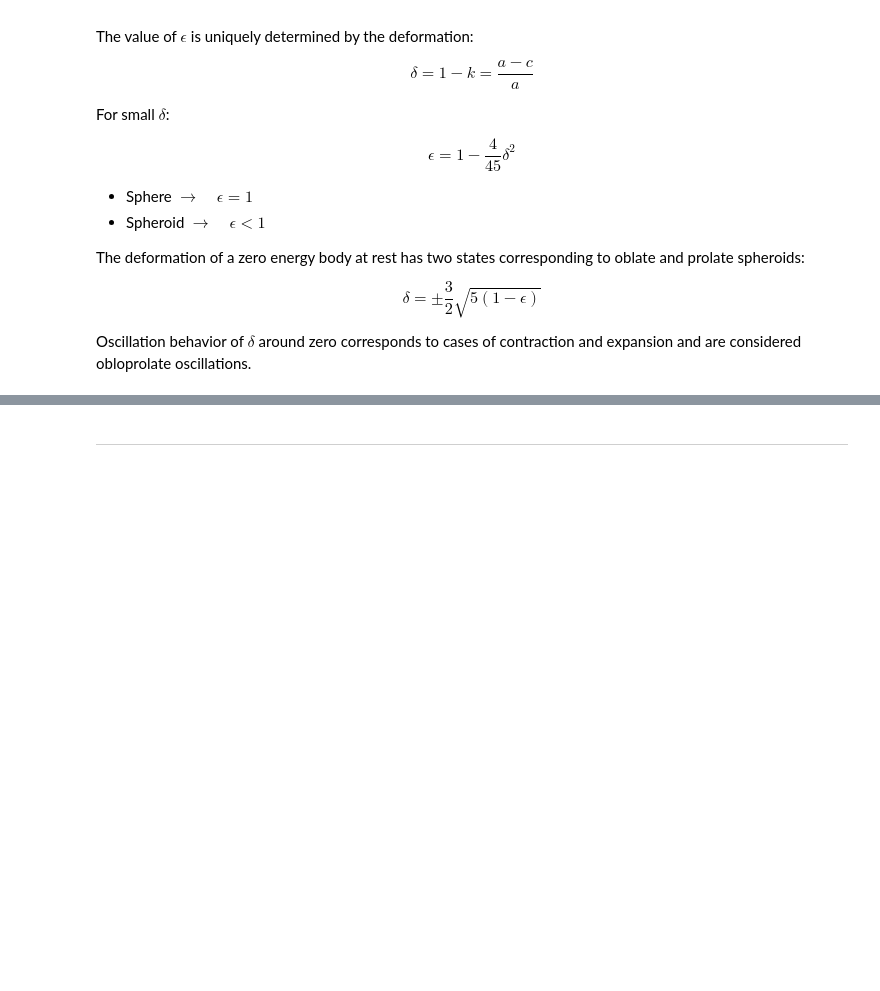
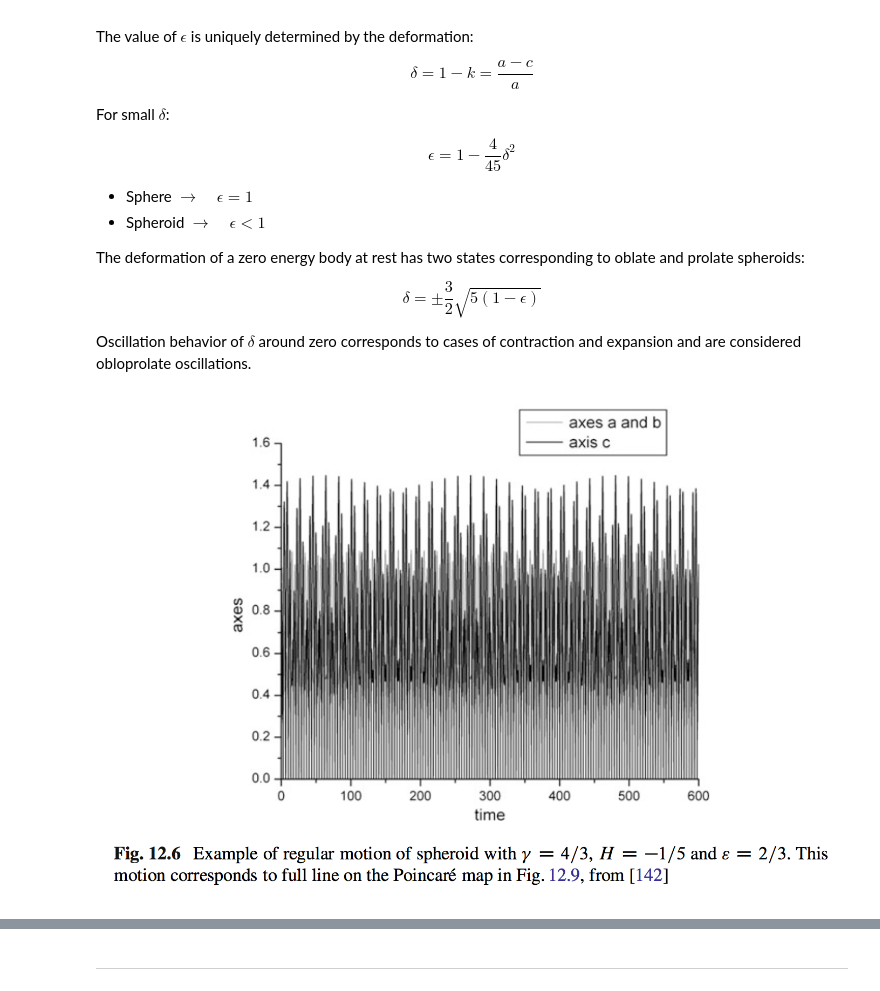
Before and after one commit to windju/dynamic_stabilization_nonspherical_bodies, a Jupyter notebook: mw_ams214_research.ipynb, the cells around one changed output, grey strips where cells are left out. Saved outputs shown, nothing was run; the diff lists cells and outputs as text; code cells hidden in the pictures; blank space fills up the shorter version.

```diff
--- a/mw_ams214_research.ipynb
+++ b/mw_ams214_research.ipynb
@@ -290,3 +291,7 @@ The deformation of a zero energy body at rest has two states corresponding to ob
 \begin{equation} \delta = \pm \frac{3}{2} \sqrt{5(1-\epsilon)} \end{equation}
 
 Oscillation behavior of $\delta$ around zero corresponds to cases of contraction and expansion and are considered obloprolate oscillations.
+# %%
+Image(filename='figs/1.png')
+# %% [output]
+[figure, added]
```
Also changed, not shown: parts of 20 cells of this notebook.
